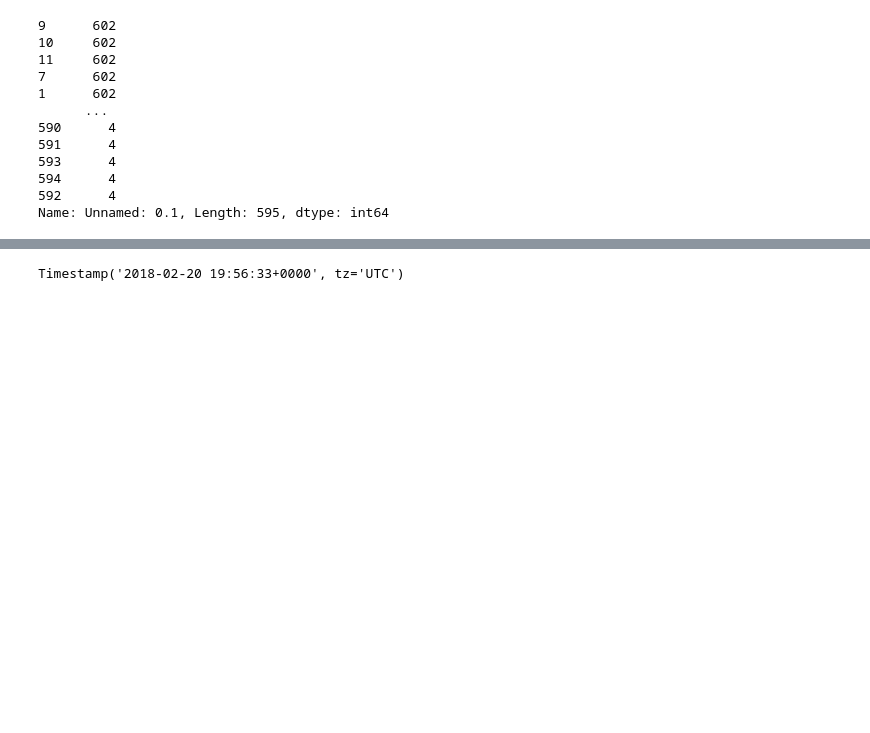
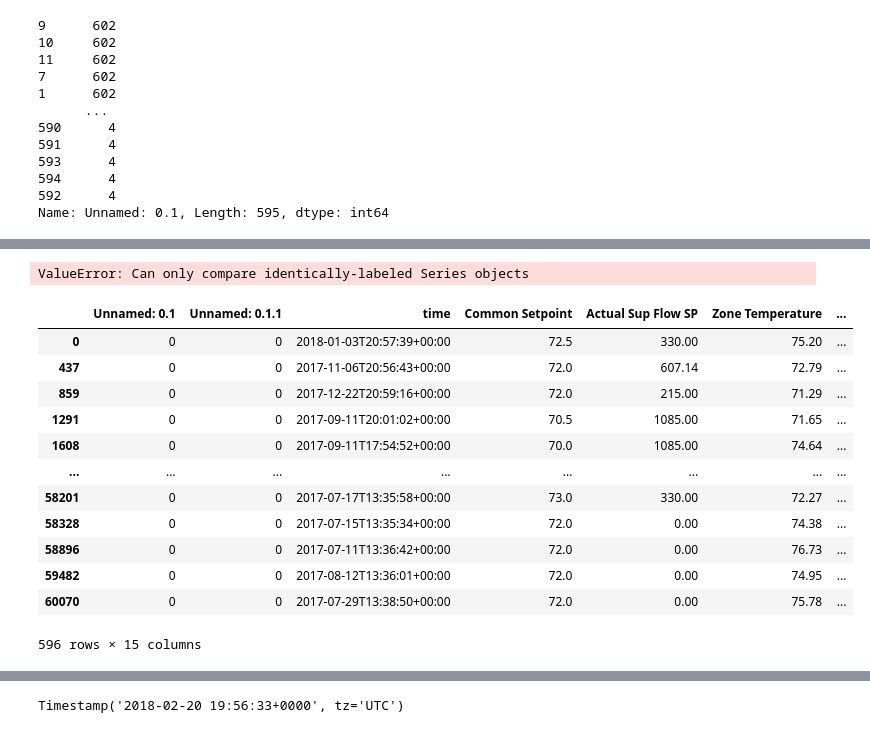
Before and after one commit to ESR76/Capstone-Brick-Modeling, a Jupyter notebook: notebooks/esperanza_development_new.ipynb, the cells around one changed output, grey strips where cells are left out. Saved outputs shown, nothing was run; the diff lists cells and outputs as text; code cells hidden in the pictures; blank space fills up the shorter version.

```diff
--- a/notebooks/esperanza_development_new.ipynb
+++ b/notebooks/esperanza_development_new.ipynb
@@ -209,0 +265,4 @@ time_transformed = floor_2_v2['time'].transform(pd.Timestamp)
+# %%
+(pd.Series(floor_2.index) == floor_2['Unnamed: 0.1.1']).value_counts()
+# %% [output]
+ValueError: Can only compare identically-labeled Series objects
@@ -209,0 +277,16 @@ time_transformed = floor_2_v2['time'].transform(pd.Timestamp)
+# %%
+floor_2.loc[floor_2['Unnamed: 0.1'] == 0]
+# %% [output]
+|  | Unnamed: 0.1 | Unnamed: 0.1.1 | time | Common Setpoint | Actual Sup Flow SP | Zone Temperature | ... |
+| 0 | 0 | 0 | 2018-01-03T20:57:39+00:00 | 72.5 | 330.00 | 75.20 | ... |
+| 437 | 0 | 0 | 2017-11-06T20:56:43+00:00 | 72.0 | 607.14 | 72.79 | ... |
+| 859 | 0 | 0 | 2017-12-22T20:59:16+00:00 | 72.0 | 215.00 | 71.29 | ... |
+| 1291 | 0 | 0 | 2017-09-11T20:01:02+00:00 | 70.5 | 1085.00 | 71.65 | ... |
+| 1608 | 0 | 0 | 2017-09-11T17:54:52+00:00 | 70.0 | 1085.00 | 74.64 | ... |
+| ... | ... | ... | ... | ... | ... | ... | ... |
+| 58201 | 0 | 0 | 2017-07-17T13:35:58+00:00 | 73.0 | 330.00 | 72.27 | ... |
+| 58328 | 0 | 0 | 2017-07-15T13:35:34+00:00 | 72.0 | 0.00 | 74.38 | ... |
+| 58896 | 0 | 0 | 2017-07-11T13:36:42+00:00 | 72.0 | 0.00 | 76.73 | ... |
+| 59482 | 0 | 0 | 2017-08-12T13:36:01+00:00 | 72.0 | 0.00 | 74.95 | ... |
+| 60070 | 0 | 0 | 2017-07-29T13:38:50+00:00 | 72.0 | 0.00 | 75.78 | ... |
+596 rows × 15 columns
```
Also changed, not shown: parts of 8 cells of this notebook.
